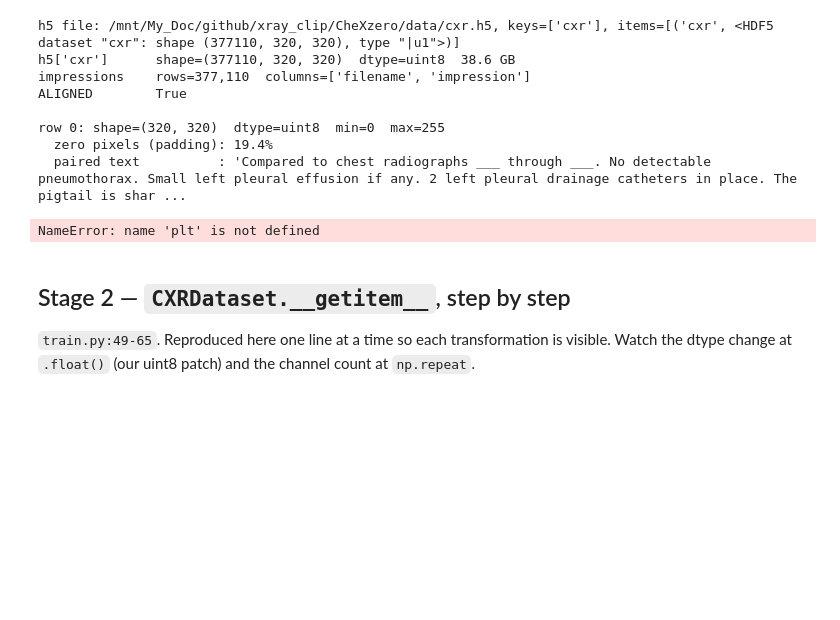
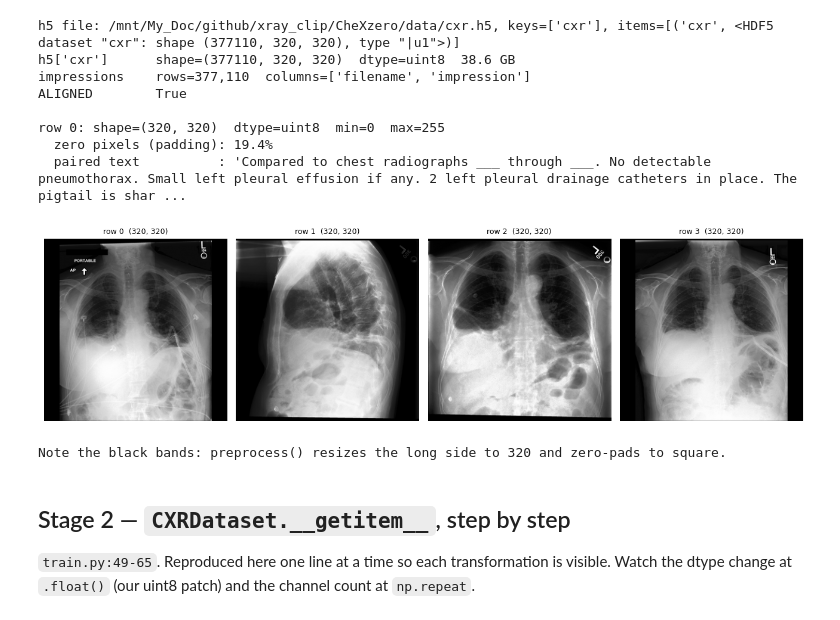
Before and after one commit to holidayjo/xray_clip, a Jupyter notebook: temp_chexzero_walkthrough.ipynb, the cells around one changed output. Drawn from its saved outputs; the diff is of its cells as text; code cells hidden in the pictures; blank space fills up the shorter version.

```diff
--- a/temp_chexzero_walkthrough.ipynb
+++ b/temp_chexzero_walkthrough.ipynb
@@ -66,18 +65,21 @@ row 0: shape=(320, 320)  dtype=uint8  min=0  max=255
   zero pixels (padding): 19.4%
   paired text          : 'Compared to chest radiographs ___ through ___. No detectable pneumothorax. Small left pleural effusion if any. 2 left pleural drainage catheters in place. The pigtail is shar ...
 # %%
+import matplotlib.pyplot as plt
+
 # Look at the image itself to confirm preprocessing (square, letterboxed, right way up).
 fig, axes = plt.subplots(1, 4, figsize=(13, 3.4))
 for ax, idx in zip(axes, [0, 1, 2, 3]):
-    ax.imshow(dset[idx])
+    ax.imshow(dset[idx], cmap="gray")
     # ax.imshow(dset[idx], cmap="gray", vmin=0, vmax=255)
     ax.set_title(f"row {idx}  {dset[idx].shape}", fontsize=9)
     ax.axis("off")
 plt.tight_layout(); plt.show()
 
 print("Note the black bands: preprocess() resizes the long side to 320 and zero-pads to square.")
 # %% [output]
+[figure, added]
-NameError: name 'plt' is not defined
+Note the black bands: preprocess() resizes the long side to 320 and zero-pads to square.
 # %% [markdown]
 ## Stage 2 — `CXRDataset.__getitem__`, step by step
 
```
Also changed, not shown: parts of 1 cell of this notebook, 30 other files.
